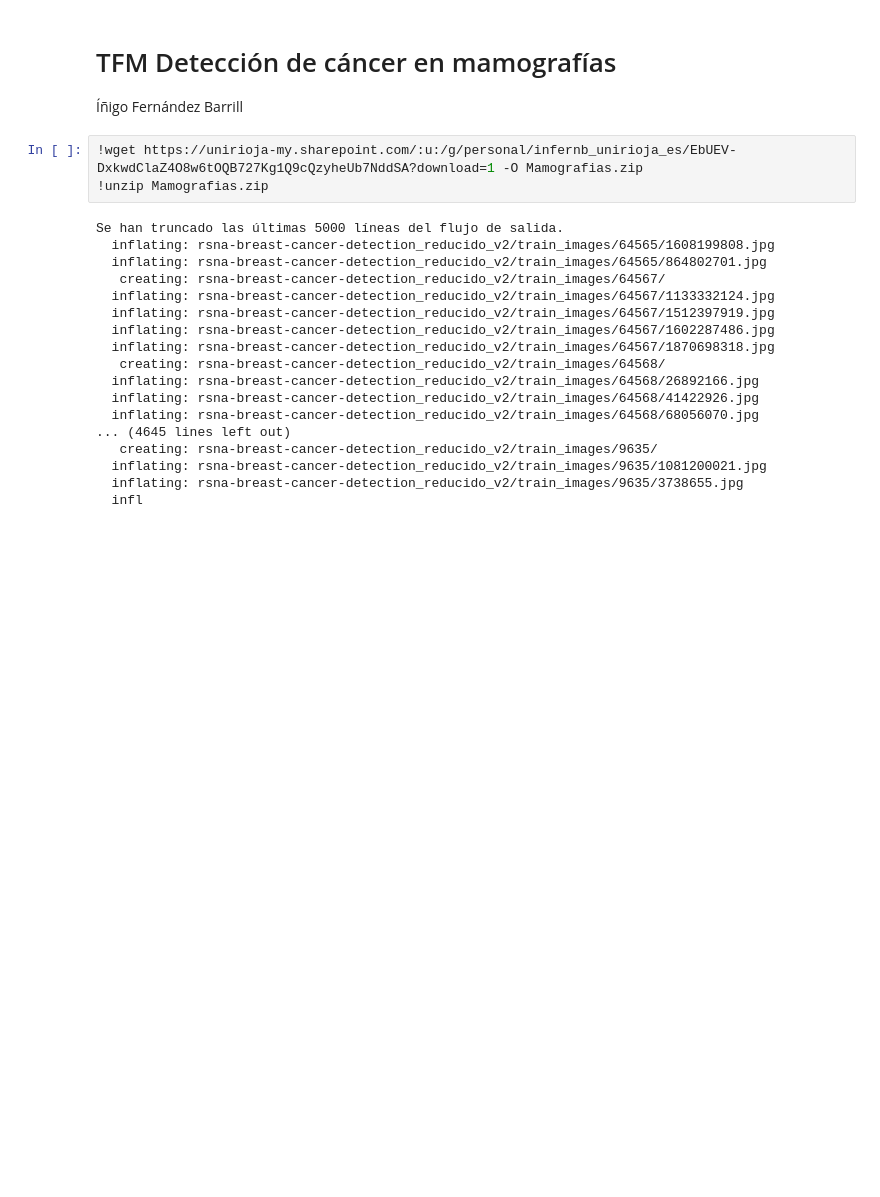
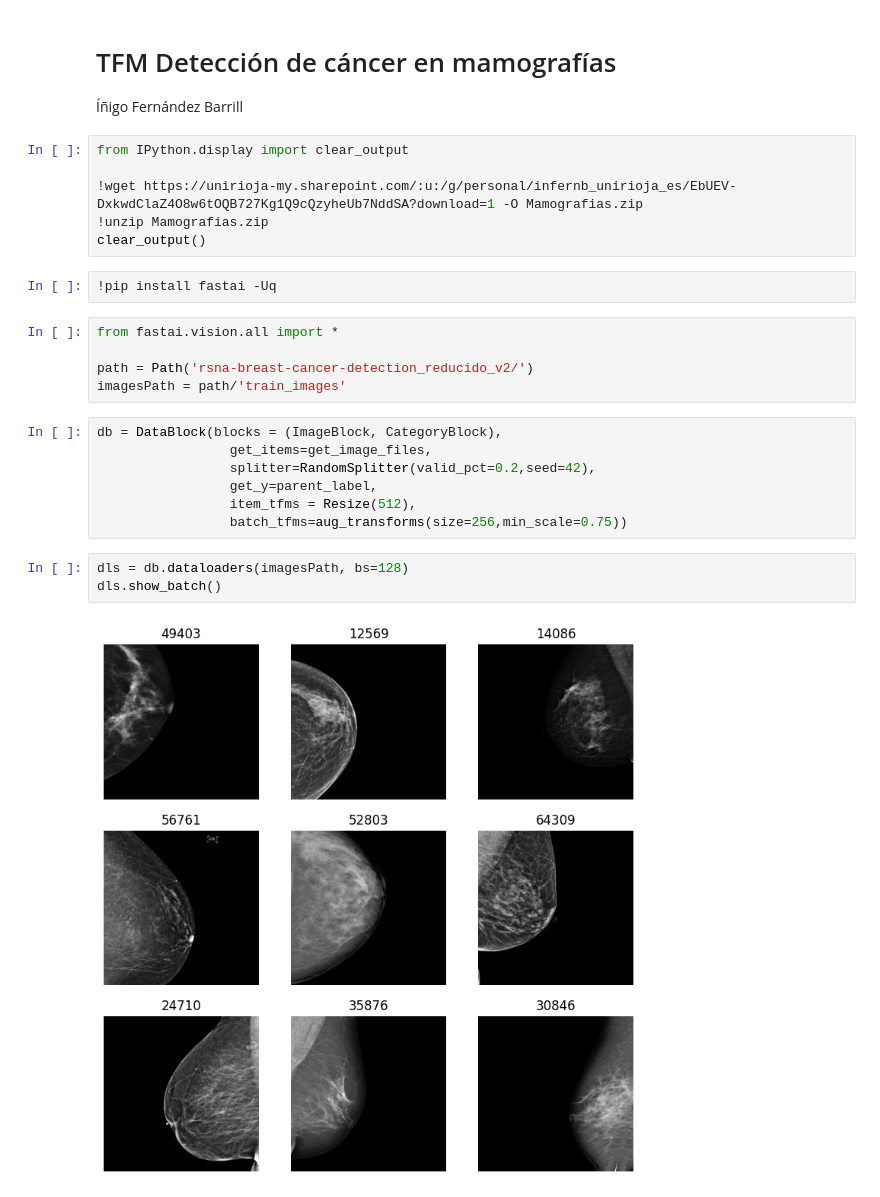
Before and after one commit to inigo99/CancerDetection, a Jupyter notebook: TFM.ipynb, the cells around one changed output. Drawn from its saved outputs; the diff is of its cells as text; blank space fills up the shorter version.

```diff
--- a/TFM.ipynb
+++ b/TFM.ipynb
@@ -5,23 +5,27 @@
 
 Íñigo Fernández Barrill
 # %%
+from IPython.display import clear_output
+
 !wget https://unirioja-my.sharepoint.com/:u:/g/personal/infernb_unirioja_es/EbUEV-DxkwdClaZ4O8w6tOQB727Kg1Q9cQzyheUb7NddSA?download=1 -O Mamografias.zip
 !unzip Mamografias.zip
+clear_output()
-# %% [output]
-Se han truncado las últimas 5000 líneas del flujo de salida.
-  inflating: rsna-breast-cancer-detection_reducido_v2/train_images/64565/1608199808.jpg
-  inflating: rsna-breast-cancer-detection_reducido_v2/train_images/64565/864802701.jpg
-   creating: rsna-breast-cancer-detection_reducido_v2/train_images/64567/
-  inflating: rsna-breast-cancer-detection_reducido_v2/train_images/64567/1133332124.jpg
-  inflating: rsna-breast-cancer-detection_reducido_v2/train_images/64567/1512397919.jpg
-  inflating: rsna-breast-cancer-detection_reducido_v2/train_images/64567/1602287486.jpg
-  inflating: rsna-breast-cancer-detection_reducido_v2/train_images/64567/1870698318.jpg
-   creating: rsna-breast-cancer-detection_reducido_v2/train_images/64568/
-  inflating: rsna-breast-cancer-detection_reducido_v2/train_images/64568/26892166.jpg
-  inflating: rsna-breast-cancer-detection_reducido_v2/train_images/64568/41422926.jpg
-  inflating: rsna-breast-cancer-detection_reducido_v2/train_images/64568/68056070.jpg
-... (4645 lines left out)
-   creating: rsna-breast-cancer-detection_reducido_v2/train_images/9635/
-  inflating: rsna-breast-cancer-detection_reducido_v2/train_images/9635/1081200021.jpg
-  inflating: rsna-breast-cancer-detection_reducido_v2/train_images/9635/3738655.jpg
-  infl
+# %%
+!pip install fastai -Uq
+# %%
+from fastai.vision.all import *
+
+path = Path('rsna-breast-cancer-detection_reducido_v2/')
+imagesPath = path/'train_images'
+# %%
+db = DataBlock(blocks = (ImageBlock, CategoryBlock),
+                 get_items=get_image_files,
+                 splitter=RandomSplitter(valid_pct=0.2,seed=42),
+                 get_y=parent_label,
+                 item_tfms = Resize(512),
+                 batch_tfms=aug_transforms(size=256,min_scale=0.75))
+# %%
+dls = db.dataloaders(imagesPath, bs=128)
+dls.show_batch()
+# %% [output]
+[figure, added]
```
Also changed, not shown: parts of 8 cells of this notebook.
